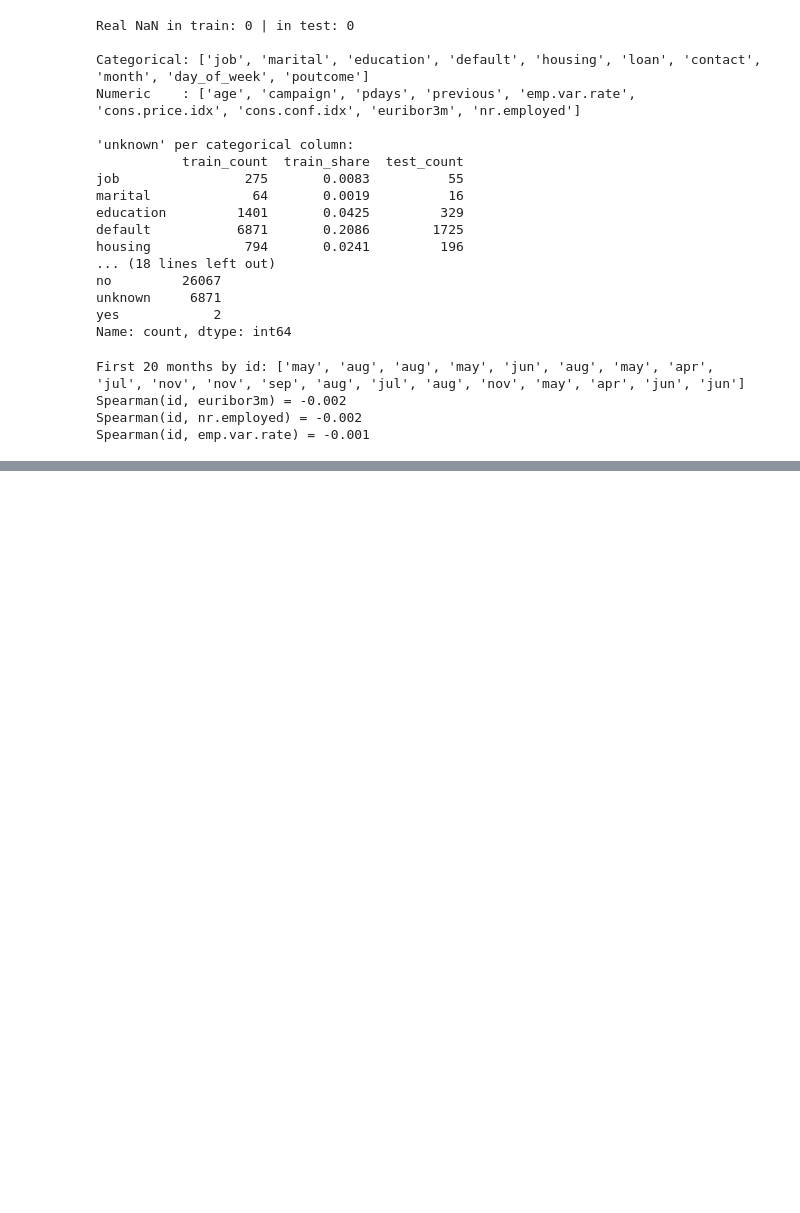
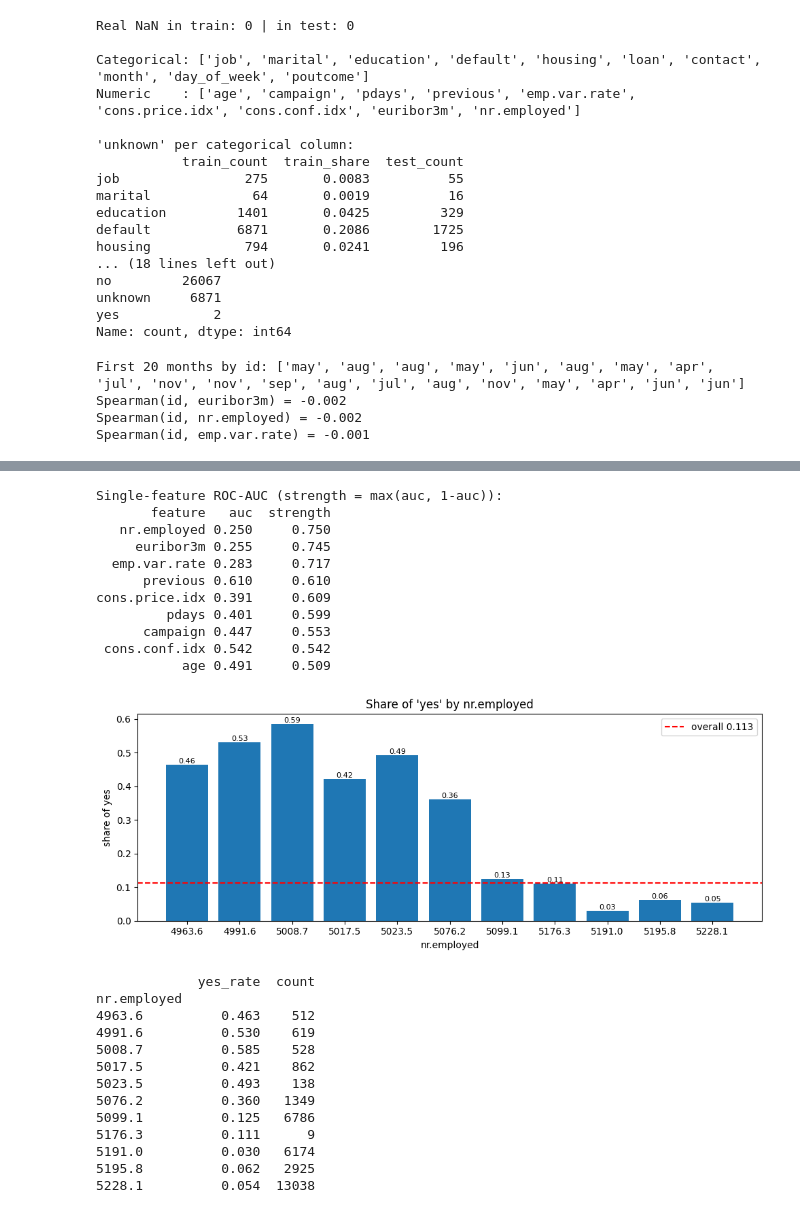
Before and after one commit to danieldiaz-smakov/smakov_ML_task_3, a Jupyter notebook: smakov_task3.ipynb, the cells around one changed output, grey strips where cells are left out. Cells and saved outputs as stored; diff of their text form; code cells hidden in the pictures; blank space fills up the shorter version.

```diff
--- a/smakov_task3.ipynb
+++ b/smakov_task3.ipynb
@@ -135,0 +206,49 @@ Spearman(id, emp.var.rate) = -0.001
+# %%
+from sklearn.metrics import roc_auc_score
+
+rows = []
+for col in num_cols:
+    auc = roc_auc_score(y_all, train[col])
+    rows.append({"feature": col, "auc": round(auc, 3), "strength": round(max(auc, 1 - auc), 3)})
+num_strength = pd.DataFrame(rows).sort_values("strength", ascending=False)
+print("Single-feature ROC-AUC (strength = max(auc, 1-auc)):")
+print(num_strength.to_string(index=False))
+
+t = y_all.groupby(train["nr.employed"]).agg(yes_rate="mean", count="count")
+fig, ax = plt.subplots(figsize=(10, 4))
+bars = ax.bar(t.index.astype(str), t["yes_rate"])
+ax.bar_label(bars, labels=[f"{v:.2f}" for v in t["yes_rate"]], fontsize=8)
+ax.axhline(y_all.mean(), color="red", linestyle="--", label=f"overall {y_all.mean():.3f}")
+ax.set_title("Share of 'yes' by nr.employed")
+ax.set_xlabel("nr.employed")
+ax.set_ylabel("share of yes")
+ax.legend()
+plt.tight_layout()
+plt.show()
+print(t.round(3))
+# %% [output]
+Single-feature ROC-AUC (strength = max(auc, 1-auc)):
+       feature   auc  strength
+   nr.employed 0.250     0.750
+     euribor3m 0.255     0.745
+  emp.var.rate 0.283     0.717
+      previous 0.610     0.610
+cons.price.idx 0.391     0.609
+         pdays 0.401     0.599
+      campaign 0.447     0.553
+ cons.conf.idx 0.542     0.542
+           age 0.491     0.509
+[figure, added]
+             yes_rate  count
+nr.employed
+4963.6          0.463    512
+4991.6          0.530    619
+5008.7          0.585    528
+5017.5          0.421    862
+5023.5          0.493    138
+5076.2          0.360   1349
+5099.1          0.125   6786
+5176.3          0.111      9
+5191.0          0.030   6174
+5195.8          0.062   2925
+5228.1          0.054  13038
```
Also changed, not shown: parts of 4 cells of this notebook.
